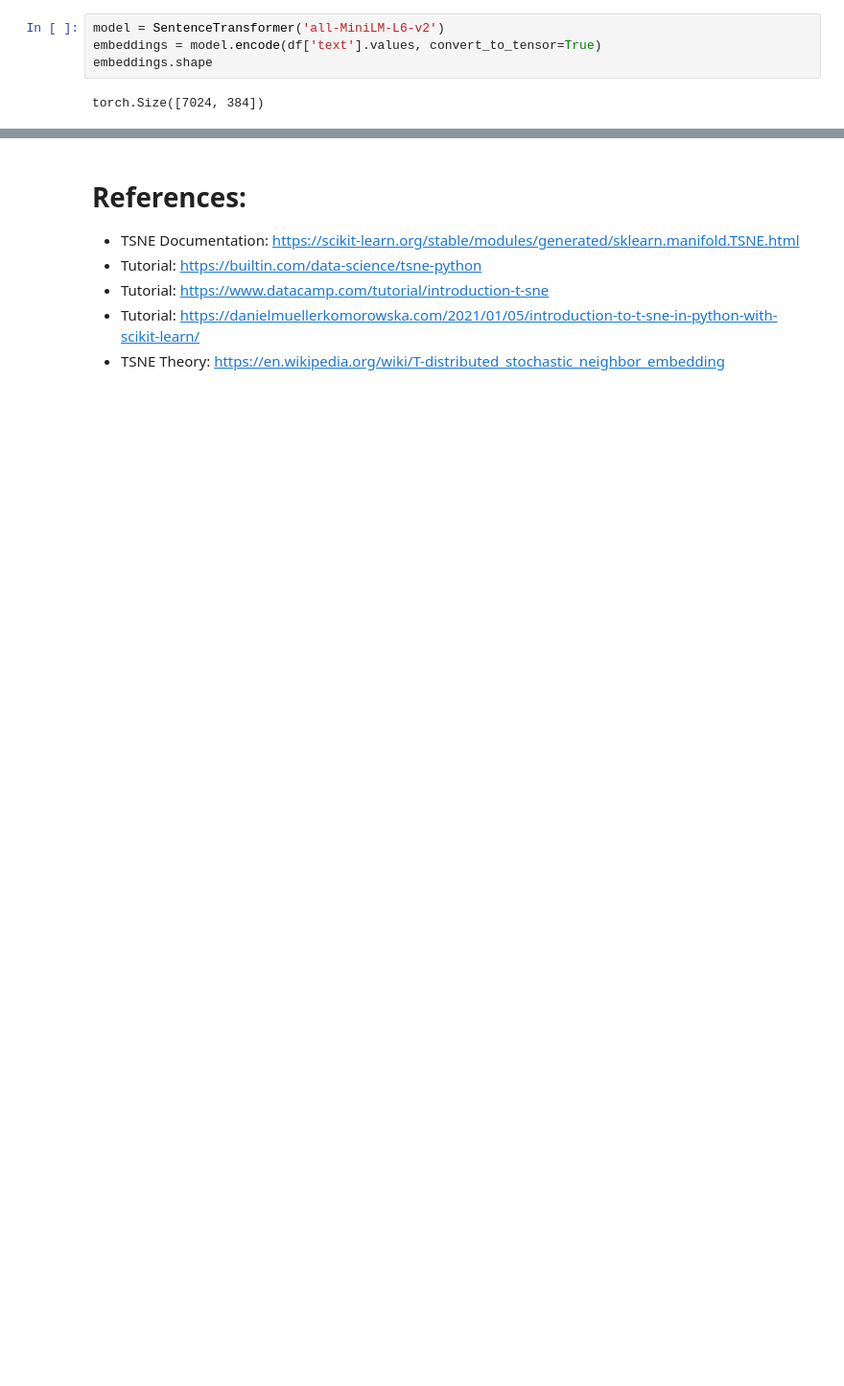
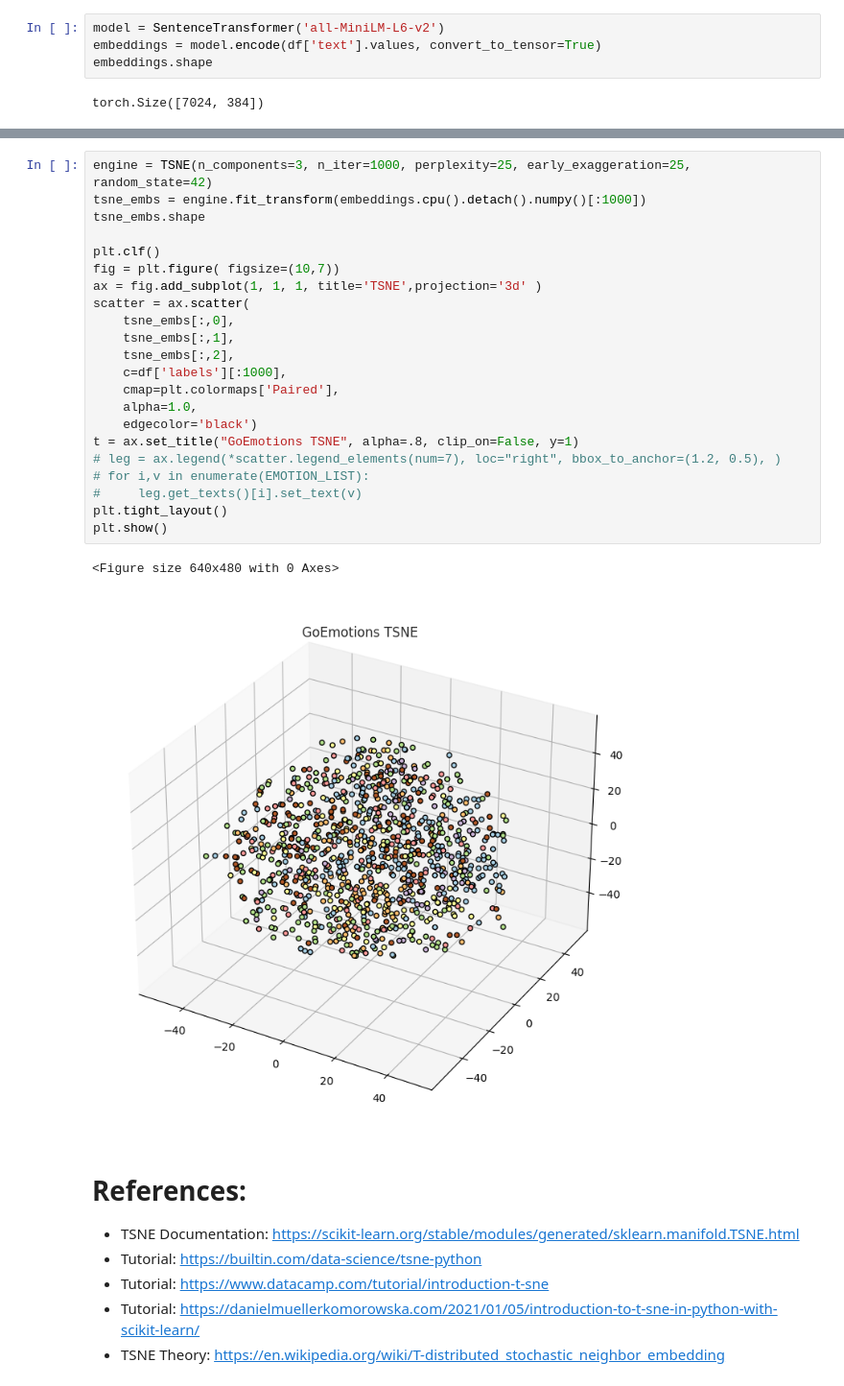
Before and after one commit to solzilberman/tsne-tutorial-csme890, a Jupyter notebook: tutorial.ipynb, the cells around one changed output, grey strips where cells are left out. Shown at 96% size. Cells and saved outputs as stored; diff of their text form; blank space fills up the shorter version.

```diff
--- a/tutorial.ipynb
+++ b/tutorial.ipynb
@@ -162,6 +183,31 @@ plt.show()
 # %% [output]
 <Figure size 640x480 with 0 Axes>
 [figure]
+# %%
+engine = TSNE(n_components=3, n_iter=1000, perplexity=25, early_exaggeration=25, random_state=42)
+tsne_embs = engine.fit_transform(embeddings.cpu().detach().numpy()[:1000])
+tsne_embs.shape
+
+plt.clf()
+fig = plt.figure( figsize=(10,7))
+ax = fig.add_subplot(1, 1, 1, title='TSNE',projection='3d' )
+scatter = ax.scatter(
+    tsne_embs[:,0],
+    tsne_embs[:,1],
+    tsne_embs[:,2],
+    c=df['labels'][:1000],
+    cmap=plt.colormaps['Paired'],
+    alpha=1.0,
+    edgecolor='black')
+t = ax.set_title("GoEmotions TSNE", alpha=.8, clip_on=False, y=1)
+# leg = ax.legend(*scatter.legend_elements(num=7), loc="right", bbox_to_anchor=(1.2, 0.5), )
+# for i,v in enumerate(EMOTION_LIST):
+#     leg.get_texts()[i].set_text(v)
+plt.tight_layout()
+plt.show()
+# %% [output]
+<Figure size 640x480 with 0 Axes>
+[figure, added]
 # %% [markdown]
 # References:
 - TSNE Documentation: https://scikit-learn.org/stable/modules/generated/sklearn.manifold.TSNE.html
```
Also changed, not shown: parts of 18 cells of this notebook.
